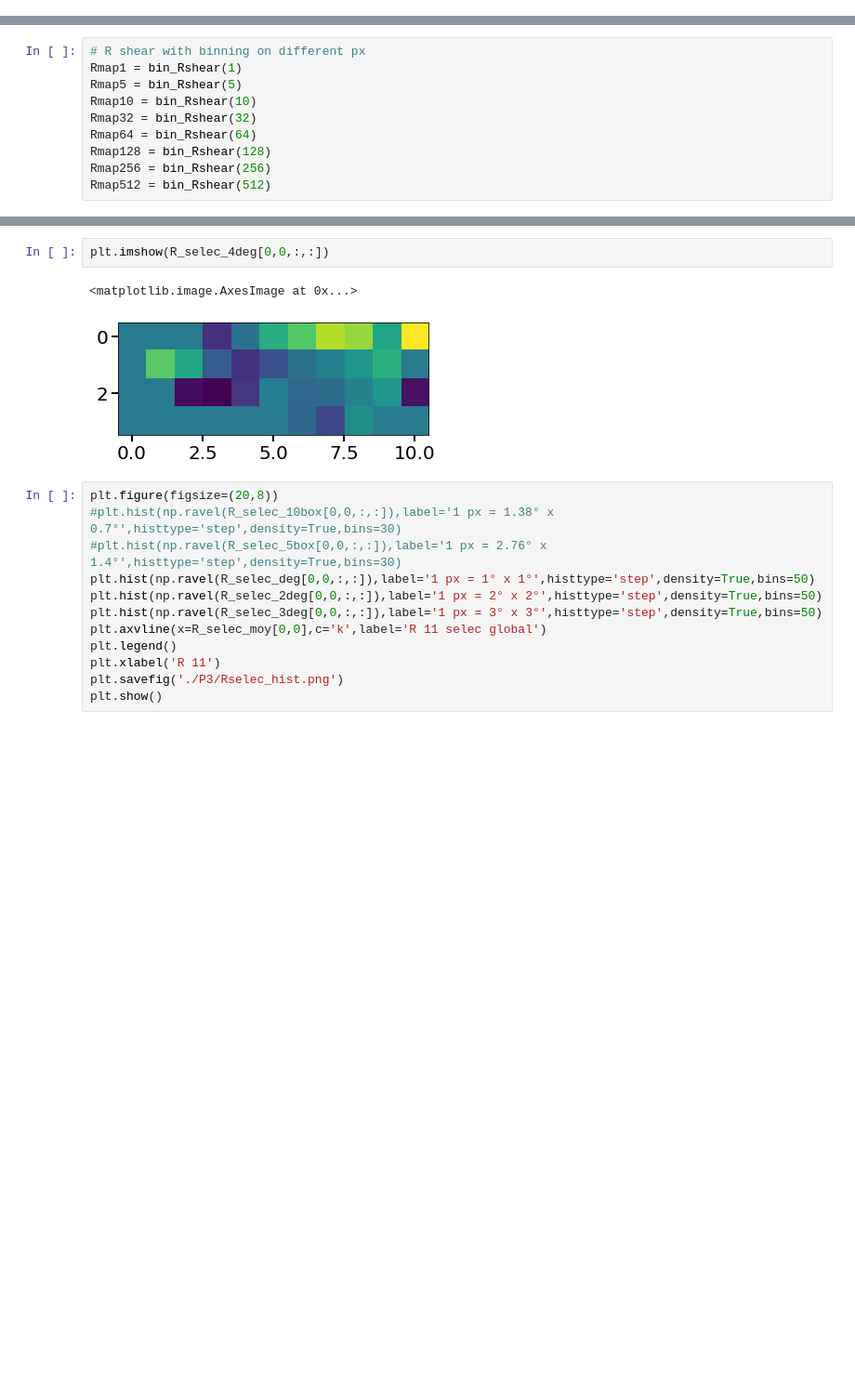
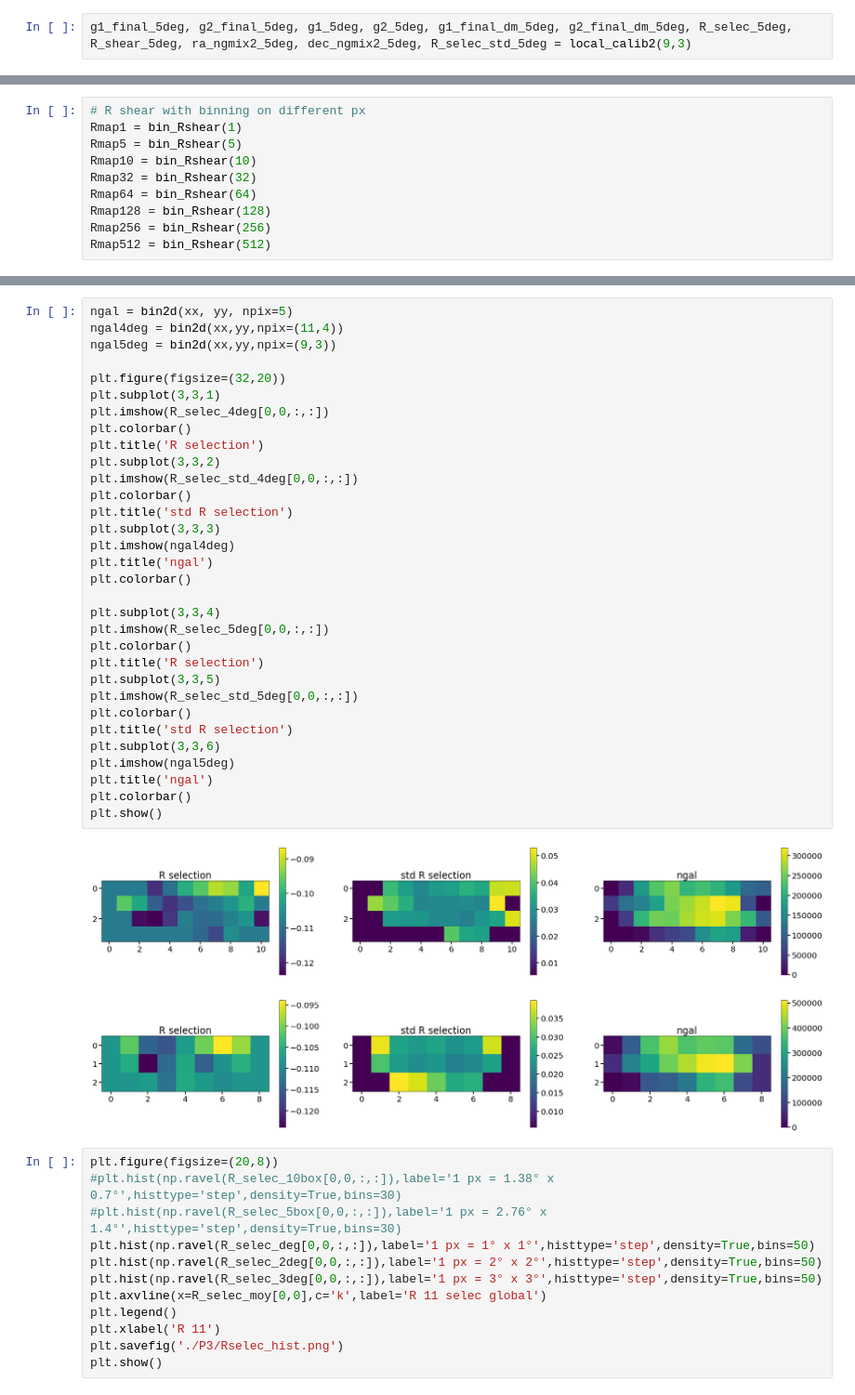
Before and after one commit to CosmoStat/sp_validation, a Jupyter notebook: notebooks/validation_local_cal.ipynb, the cells around one changed output, grey strips where cells are left out. Shown at 93% size. Drawn from its saved outputs; the diff is of its cells as text; blank space fills up the shorter version.

```diff
--- a/notebooks/validation_local_cal.ipynb
+++ b/notebooks/validation_local_cal.ipynb
@@ -517,0 +528,2 @@ Extracting noshear
+# %%
+g1_final_5deg, g2_final_5deg, g1_5deg, g2_5deg, g1_final_dm_5deg, g2_final_dm_5deg, R_selec_5deg, R_shear_5deg, ra_ngmix2_5deg, dec_ngmix2_5deg, R_selec_std_5deg = local_calib2(9,3)
@@ -810,8 +866,37 @@ plt.show()
-# %%
-plt.imshow(R_selec_4deg[0,0,:,:])
-# %% [output]
-<matplotlib.image.AxesImage at 0x...>
-[figure, removed]
+# %%
+ngal = bin2d(xx, yy, npix=5)
+ngal4deg = bin2d(xx,yy,npix=(11,4))
+ngal5deg = bin2d(xx,yy,npix=(9,3))
+
+plt.figure(figsize=(32,20))
+plt.subplot(3,3,1)
+plt.imshow(R_selec_4deg[0,0,:,:])
+plt.colorbar()
+plt.title('R selection')
+plt.subplot(3,3,2)
+plt.imshow(R_selec_std_4deg[0,0,:,:])
+plt.colorbar()
+plt.title('std R selection')
+plt.subplot(3,3,3)
+plt.imshow(ngal4deg)
+plt.title('ngal')
+plt.colorbar()
+
+plt.subplot(3,3,4)
+plt.imshow(R_selec_5deg[0,0,:,:])
+plt.colorbar()
+plt.title('R selection')
+plt.subplot(3,3,5)
+plt.imshow(R_selec_std_5deg[0,0,:,:])
+plt.colorbar()
+plt.title('std R selection')
+plt.subplot(3,3,6)
+plt.imshow(ngal5deg)
+plt.title('ngal')
+plt.colorbar()
+plt.show()
+# %% [output]
+[figure, added]
 # %%
 plt.figure(figsize=(20,8))
 #plt.hist(np.ravel(R_selec_10box[0,0,:,:]),label='1 px = 1.38° x 0.7°',histtype='step',density=True,bins=30)
```
Also changed, not shown: parts of 13 cells of this notebook.
